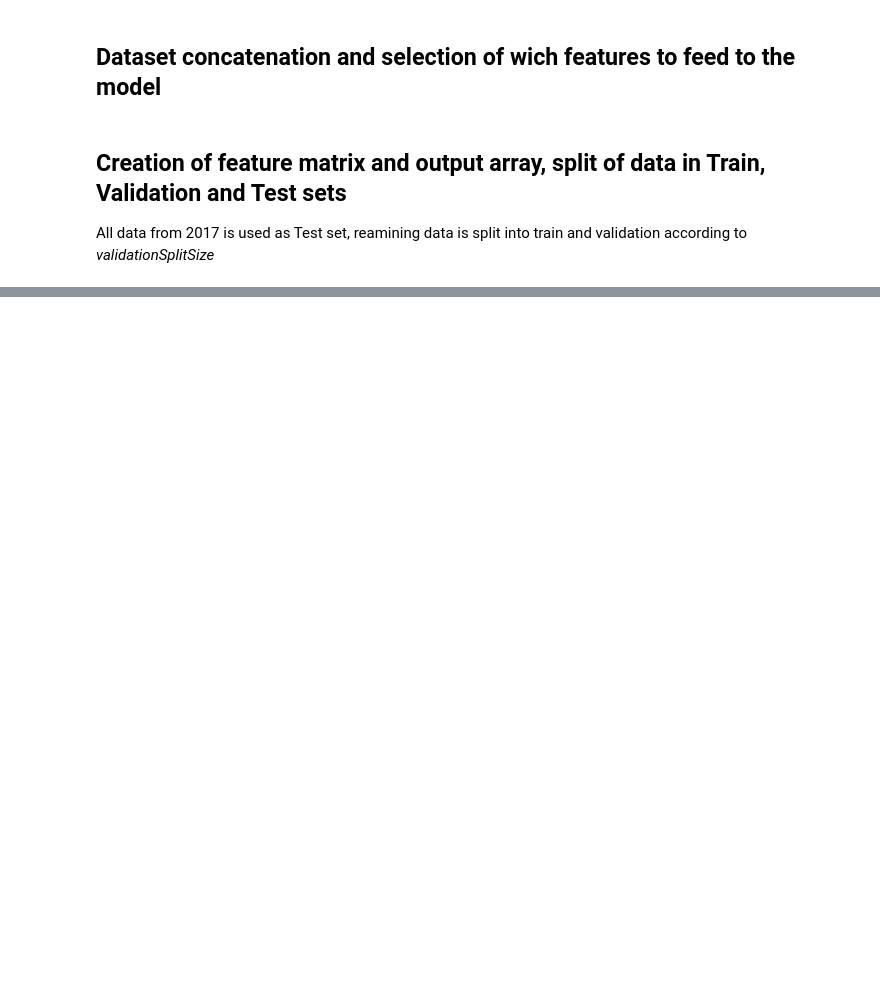
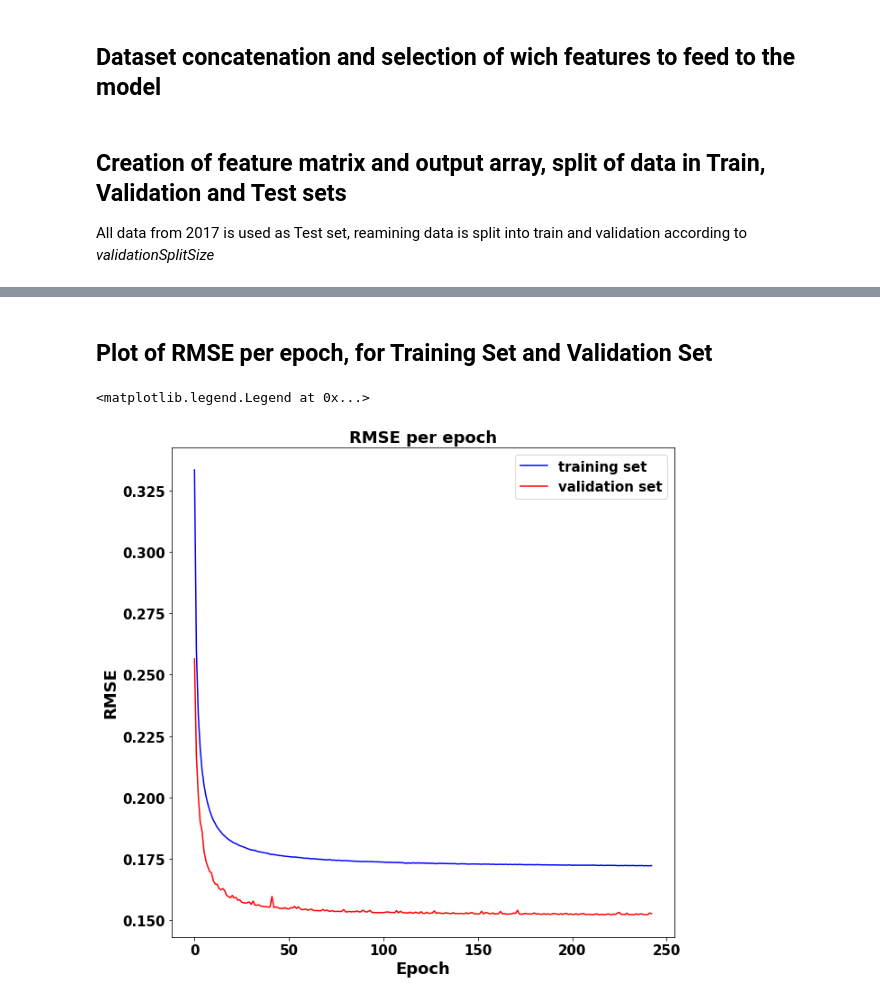
Before and after one commit to danilofrp/neural-stocks, a Jupyter notebook: notebooks/MLP/returns/PETR4/MLP_returns_simple.ipynb, the cells around one changed output, grey strips where cells are left out. Drawn from its saved outputs; the diff is of its cells as text; code cells hidden in the pictures; blank space fills up the shorter version.

```diff
--- a/notebooks/MLP/returns/PETR4/MLP_returns_simple.ipynb
+++ b/notebooks/MLP/returns/PETR4/MLP_returns_simple.ipynb
@@ -152,0 +184,10 @@ xTrain, yTrain, xVal, yVal, xTest, yTest = prepData(df = df,
+# %%
+inputDim = xTrain.shape[1]
+
+MLP = Sequential([Dense(5, activation = 'tanh', input_dim = inputDim),
+                  Dense(1, activation = 'tanh')])
+
+SGD = optimizers.SGD(lr=0.01, momentum=0.00, decay=0.0, nesterov=False)
+
+MLP.compile(optimizer=SGD, loss='mse')
+MLP.summary()
@@ -152,0 +208,16 @@ xTrain, yTrain, xVal, yVal, xTest, yTest = prepData(df = df,
+# %%
+earlyStopping = EarlyStopping(monitor='val_loss', patience=10, mode='auto')
+
+init_time = time.time()
+
+fitHistory = MLP.fit(xTrain,
+                     yTrain,
+                     epochs = 2000,
+                     verbose = 1,
+                     shuffle = True,
+                     validation_data = (xVal, yVal),
+                     callbacks = [earlyStopping])
+
+end_time = time.time()
+
+print('Time to fit model: '+str(end_time-init_time)+' seconds')
@@ -152,0 +242,14 @@ xTrain, yTrain, xVal, yVal, xTest, yTest = prepData(df = df,
+# %% [markdown]
+## Plot of RMSE per epoch, for Training Set and Validation Set
+# %%
+fig, ax = plt.subplots(figsize = (10,10), nrows = 1, ncols = 1)
+ax.set_title('RMSE per epoch')
+ax.set_xlabel('Epoch')
+ax.set_ylabel('RMSE')
+trainigSet, = ax.plot(np.sqrt(fitHistory.history['loss']), 'b', label = 'trainig set')
+validationSet, = ax.plot(np.sqrt(fitHistory.history['val_loss']), 'r', label = 'validation set')
+plt.legend(handles=[trainigSet, validationSet], labels=['training set', 'validation set'], prop={'size': 15})
+#fig.savefig('{}/{}.{}'.format(saveFigDir, 'RMSE_per_epoch_autoencoder_30_40', 'pdf'), bbox_inches='tight')
+# %% [output]
+<matplotlib.legend.Legend at 0x...>
+[figure, added]
```
Also changed, not shown: parts of 12 cells of this notebook, 1 other file.
